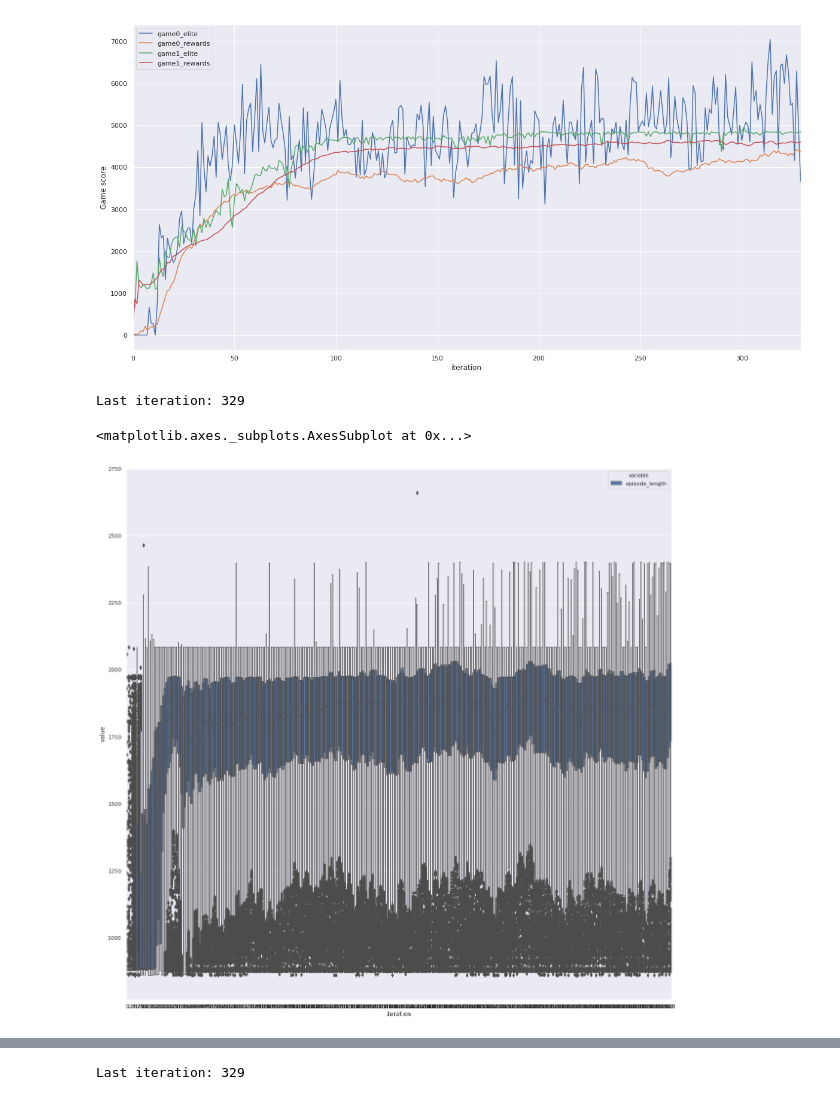
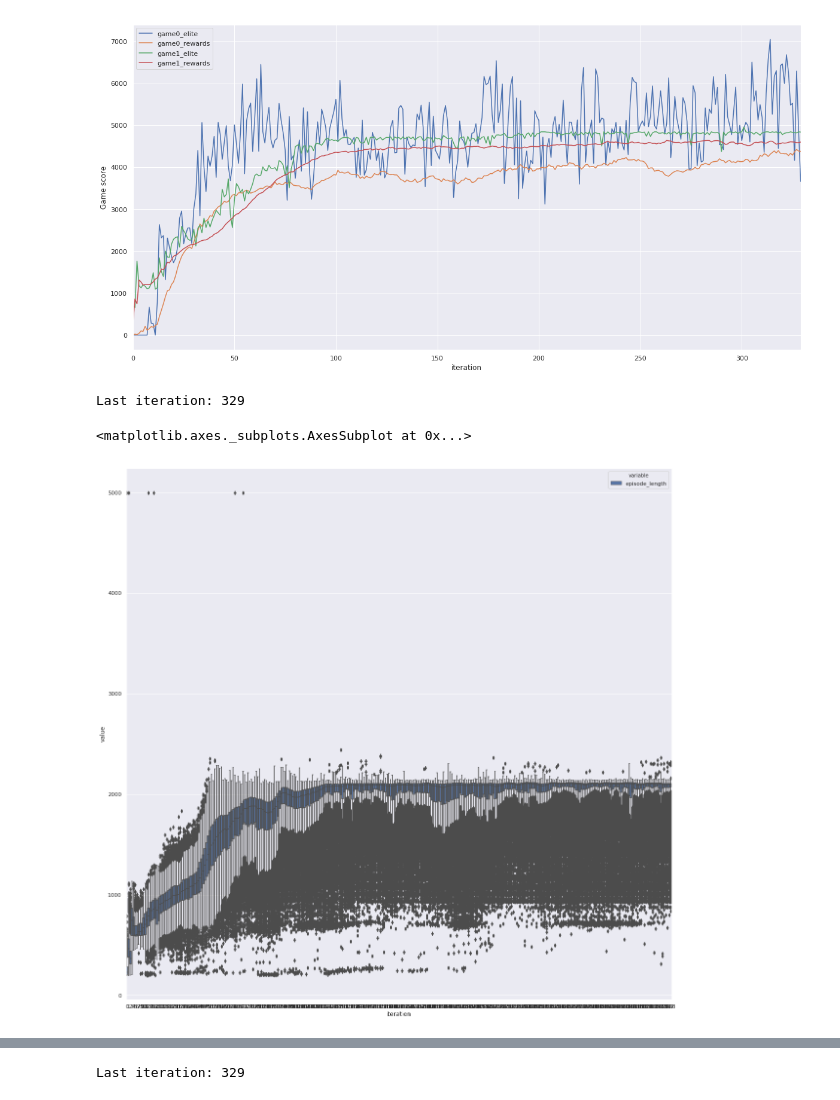
Before and after one commit to deyandyankov/research.mtne, a Jupyter notebook: gpu_implementation/analysis/charts.ipynb, the cells around one changed output, grey strips where cells are left out. Saved outputs shown, nothing was run; the diff lists cells and outputs as text; code cells hidden in the pictures.

Commit message:
More plotting

```diff
--- a/gpu_implementation/analysis/charts.ipynb
+++ b/gpu_implementation/analysis/charts.ipynb
@@ -135,27 +135,27 @@ fig.savefig("myfig.eps", format='eps')
 # %%
 eplens_df = pd.DataFrame(columns=[
     'episode_length',
     'iteration'
 ])
 
 for i in range(0, last_iteration):
     df = {
-        'episode_length': np.array([l for l in get_iter_log(i, 'game0_episode_lengths')]).flatten(),
+        'episode_length': np.array([l for l in get_iter_log(i, 'game1_episode_lengths')]).flatten(),
     }
     df['iteration'] = [i] * df['episode_length'].shape[0]
     edf = pd.DataFrame.from_dict(df)
     eplens_df = pd.concat([eplens_df, edf], sort=True)
 print("Last iteration: {}".format(max(iterations)))
 m = pd.melt(eplens_df, id_vars=['iteration'], value_vars=['episode_length'])#, 'game1_episode_lengths'])
 m['value'] = m['value'].astype('float32')
 m['variable'] = m['variable'].astype('category')
 m = m.query("iteration >= 0")
 sns.set(rc={'figure.figsize':(20, 20)})
 sns.boxplot(x='iteration', y='value', hue='variable', data=m)
 # %% [output]
 Last iteration: 329
 <matplotlib.axes._subplots.AxesSubplot at 0x...>
-[figure, old version]
+[figure, new version]
 # %%
 eplens_df_copy = eplens_df.copy()
 eplens_min = eplens_df_copy.groupby('iteration').agg({'episode_length': np.min})
```
Also changed, not shown: parts of 1 cell of this notebook, 6 other files.
